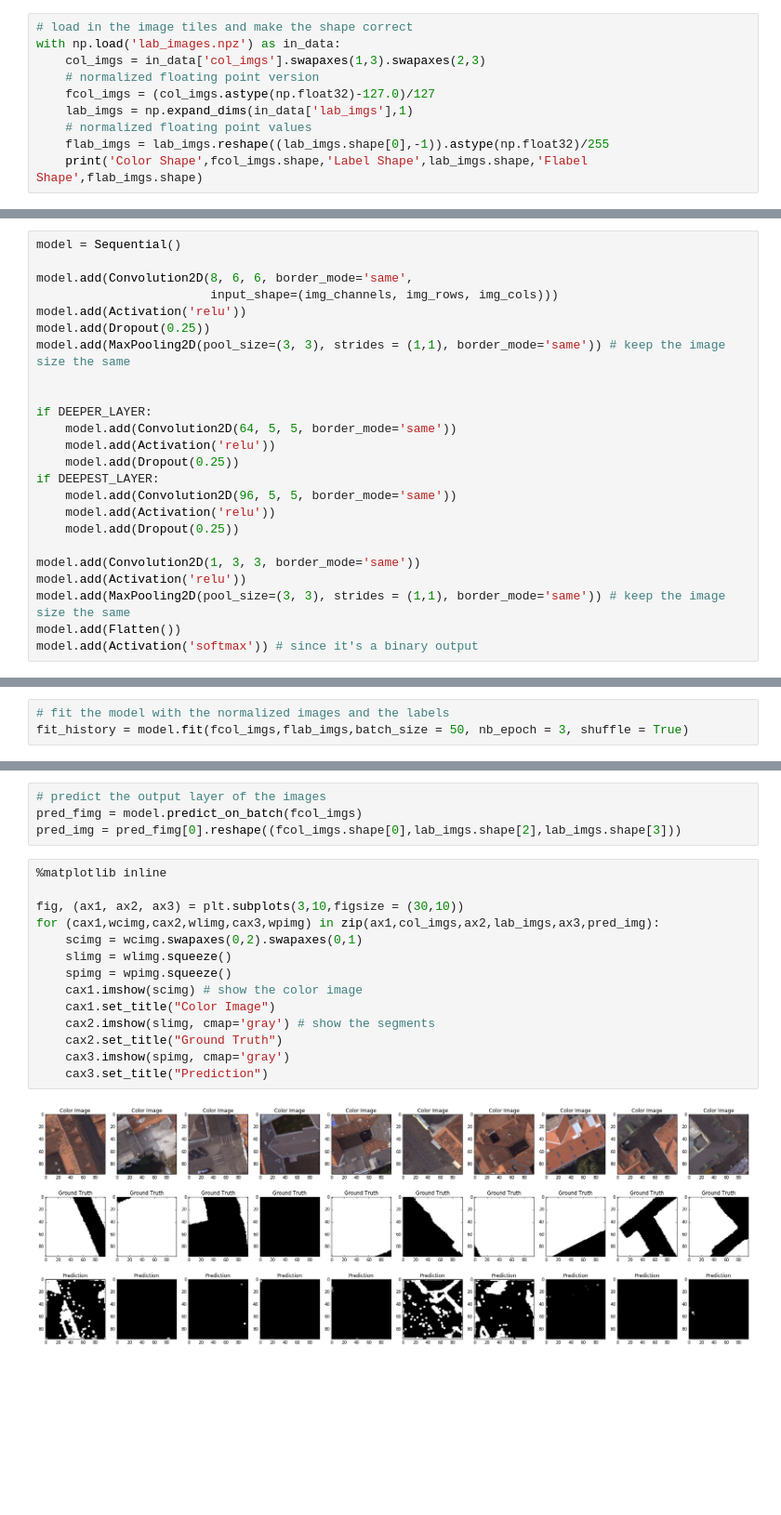
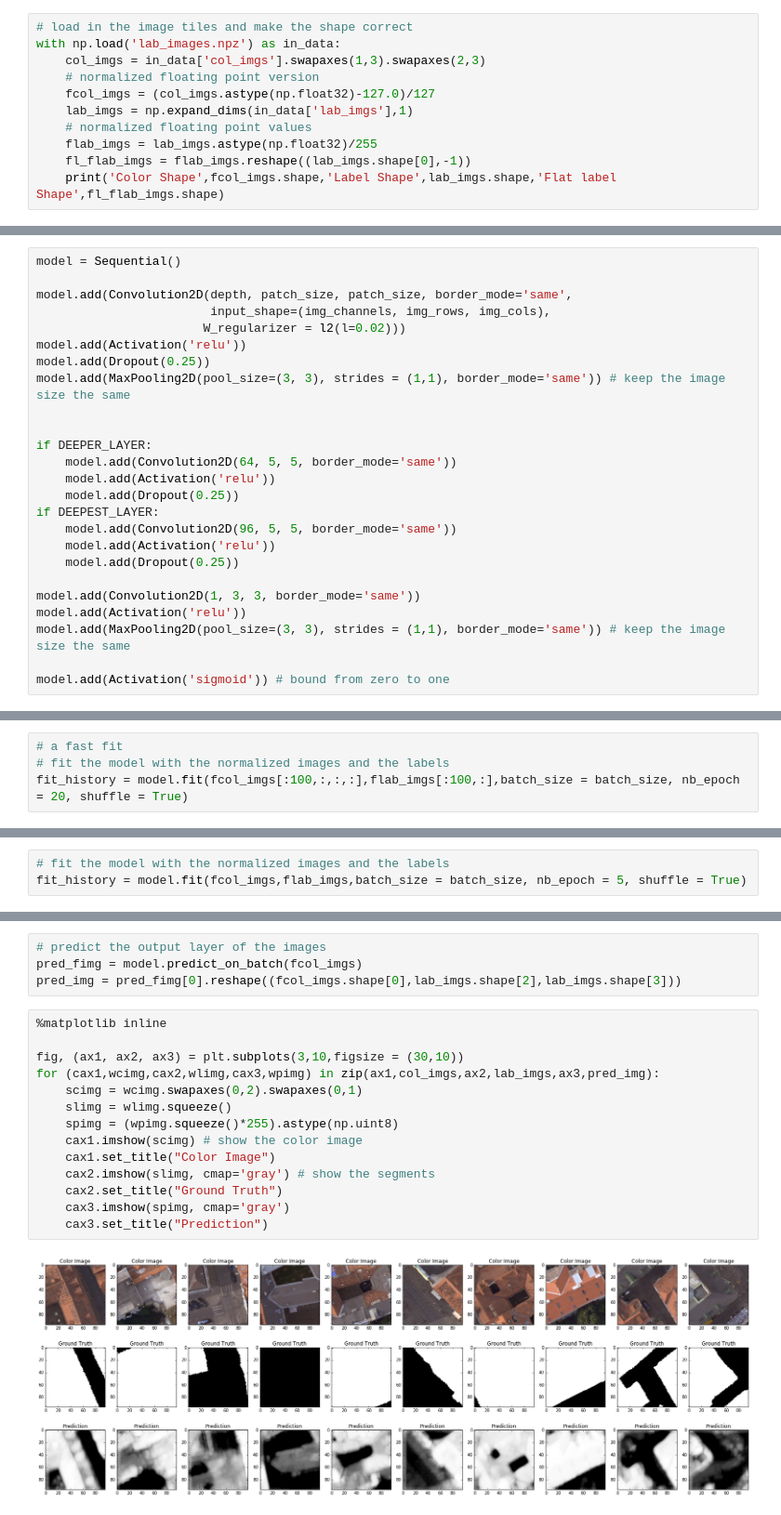
Before and after one commit to Quantitative-Big-Imaging/Quantitative-Big-Imaging-2016, a Jupyter notebook: Exercises/12-notebook.ipynb, the cells around one changed output, grey strips where cells are left out. Shown at 93% size. Drawn from its saved outputs; the diff is of its cells as text; blank space fills up the shorter version.

```diff
--- a/Exercises/12-notebook.ipynb
+++ b/Exercises/12-notebook.ipynb
@@ -29,6 +29,7 @@ with np.load('lab_images.npz') as in_data:
     fcol_imgs = (col_imgs.astype(np.float32)-127.0)/127
     lab_imgs = np.expand_dims(in_data['lab_imgs'],1)
     # normalized floating point values
-    flab_imgs = lab_imgs.reshape((lab_imgs.shape[0],-1)).astype(np.float32)/255
-    print('Color Shape',fcol_imgs.shape,'Label Shape',lab_imgs.shape,'Flabel Shape',flab_imgs.shape)
+    flab_imgs = lab_imgs.astype(np.float32)/255
+    fl_flab_imgs = flab_imgs.reshape((lab_imgs.shape[0],-1))
+    print('Color Shape',fcol_imgs.shape,'Label Shape',lab_imgs.shape,'Flat label Shape',fl_flab_imgs.shape)
 # %% [output]
@@ -66,8 +69,9 @@ DEEPEST_LAYER = False
 # %%
 model = Sequential()
 
-model.add(Convolution2D(8, 6, 6, border_mode='same',
-                        input_shape=(img_channels, img_rows, img_cols)))
+model.add(Convolution2D(depth, patch_size, patch_size, border_mode='same',
+                        input_shape=(img_channels, img_rows, img_cols),
+                       W_regularizer = l2(l=0.02)))
 model.add(Activation('relu'))
 model.add(Dropout(0.25))
 model.add(MaxPooling2D(pool_size=(3, 3), strides = (1,1), border_mode='same')) # keep the image size the same
@@ -85,7 +89,7 @@ if DEEPEST_LAYER:
 model.add(Convolution2D(1, 3, 3, border_mode='same'))
 model.add(Activation('relu'))
 model.add(MaxPooling2D(pool_size=(3, 3), strides = (1,1), border_mode='same')) # keep the image size the same
-model.add(Flatten())
-model.add(Activation('softmax')) # since it's a binary output
+
+model.add(Activation('sigmoid')) # bound from zero to one
 # %%
 # overview of network
@@ -105,3 +108,7 @@ map(lambda x: (x.name,x.input_shape[1:],x.output_shape[1:]),model.layers)
 sgd = SGD(lr=2e-2, decay=1e-6, momentum=0.9, nesterov=True)
 model.compile(loss='binary_crossentropy', # since there are only two classes (road or not)
               optimizer=sgd)
+# %%
+# a fast fit
+# fit the model with the normalized images and the labels
+fit_history = model.fit(fcol_imgs[:100,:,:,:],flab_imgs[:100,:],batch_size = batch_size, nb_epoch = 20, shuffle = True)
@@ -108,4 +133,4 @@ model.compile(loss='binary_crossentropy', # since there are only two classes (ro
 # %%
 # fit the model with the normalized images and the labels
-fit_history = model.fit(fcol_imgs,flab_imgs,batch_size = 50, nb_epoch = 3, shuffle = True)
+fit_history = model.fit(fcol_imgs,flab_imgs,batch_size = batch_size, nb_epoch = 5, shuffle = True)
 # %% [output]
@@ -122,16 +164,16 @@ pred_img = pred_fimg[0].reshape((fcol_imgs.shape[0],lab_imgs.shape[2],lab_imgs.s
 # %%
 %matplotlib inline
 
 fig, (ax1, ax2, ax3) = plt.subplots(3,10,figsize = (30,10))
 for (cax1,wcimg,cax2,wlimg,cax3,wpimg) in zip(ax1,col_imgs,ax2,lab_imgs,ax3,pred_img):
     scimg = wcimg.swapaxes(0,2).swapaxes(0,1)
     slimg = wlimg.squeeze()
-    spimg = wpimg.squeeze()
+    spimg = (wpimg.squeeze()*255).astype(np.uint8)
     cax1.imshow(scimg) # show the color image
     cax1.set_title("Color Image")
     cax2.imshow(slimg, cmap='gray') # show the segments
     cax2.set_title("Ground Truth")
     cax3.imshow(spimg, cmap='gray')
     cax3.set_title("Prediction")
 # %% [output]
-[figure, old version]
+[figure, new version]
```
Also changed, not shown: parts of 7 cells of this notebook.
